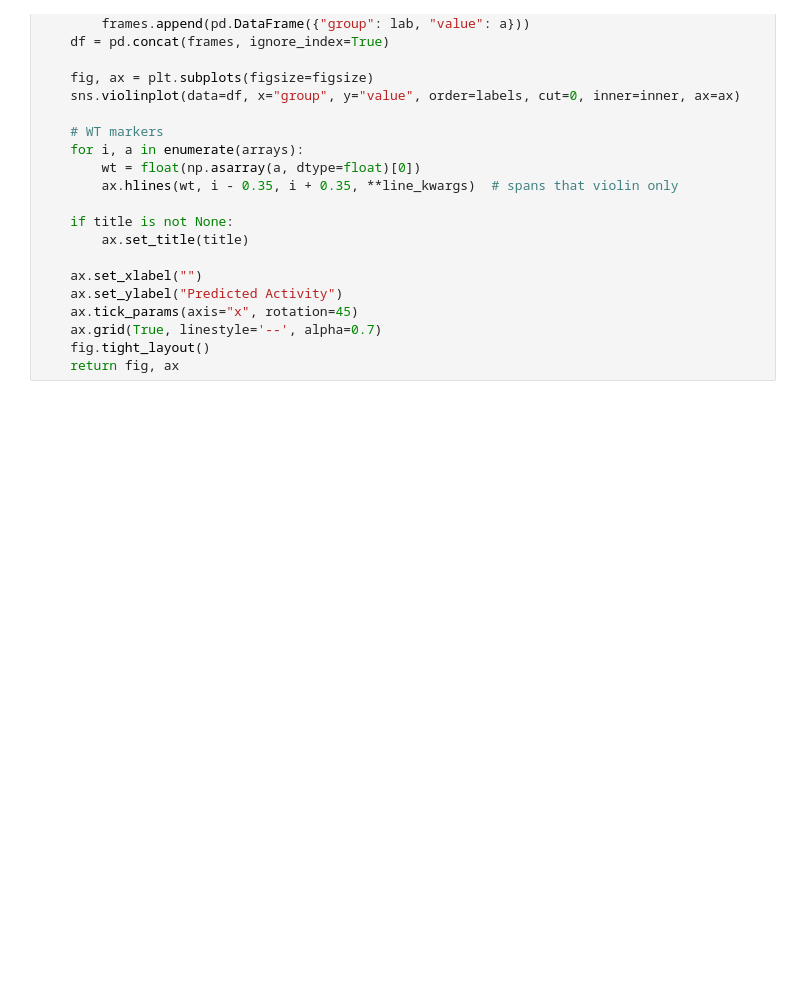
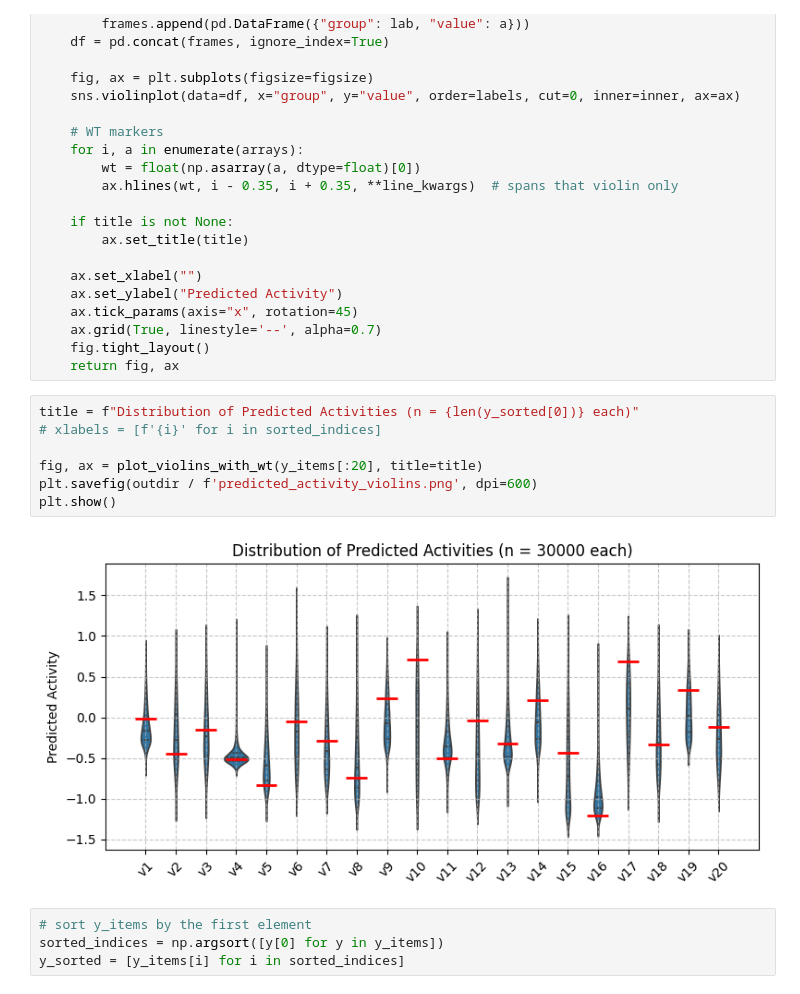
Before and after one commit to MasayukiNagai/insilico_mpra, a Jupyter notebook: scripts/2_generate/analyze_library.ipynb, the cells around one changed output. Drawn from its saved outputs; the diff is of its cells as text; blank space fills up the shorter version.

```diff
--- a/scripts/2_generate/analyze_library.ipynb
+++ b/scripts/2_generate/analyze_library.ipynb
@@ -98,4 +169,17 @@ def plot_violins_with_wt(
     ax.grid(True, linestyle='--', alpha=0.7)
     fig.tight_layout()
     return fig, ax
+# %%
+title = f"Distribution of Predicted Activities (n = {len(y_sorted[0])} each)"
+# xlabels = [f'{i}' for i in sorted_indices]
+
+fig, ax = plot_violins_with_wt(y_items[:20], title=title)
+plt.savefig(outdir / f'predicted_activity_violins.png', dpi=600)
+plt.show()
+# %% [output]
+[figure, added]
+# %%
+# sort y_items by the first element
+sorted_indices = np.argsort([y[0] for y in y_items])
+y_sorted = [y_items[i] for i in sorted_indices]
 # %%
```
Also changed, not shown: parts of 9 cells of this notebook, 9 other files.
